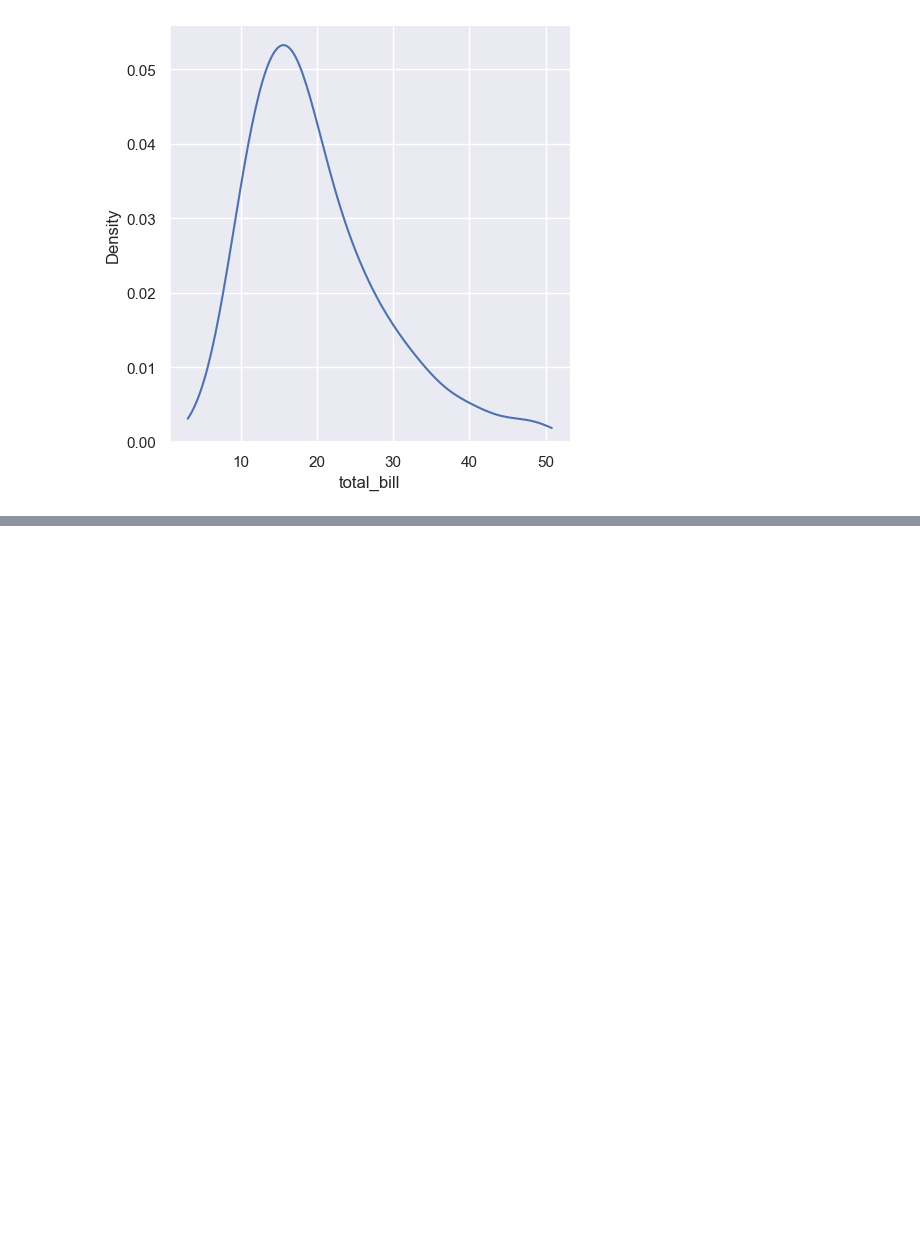
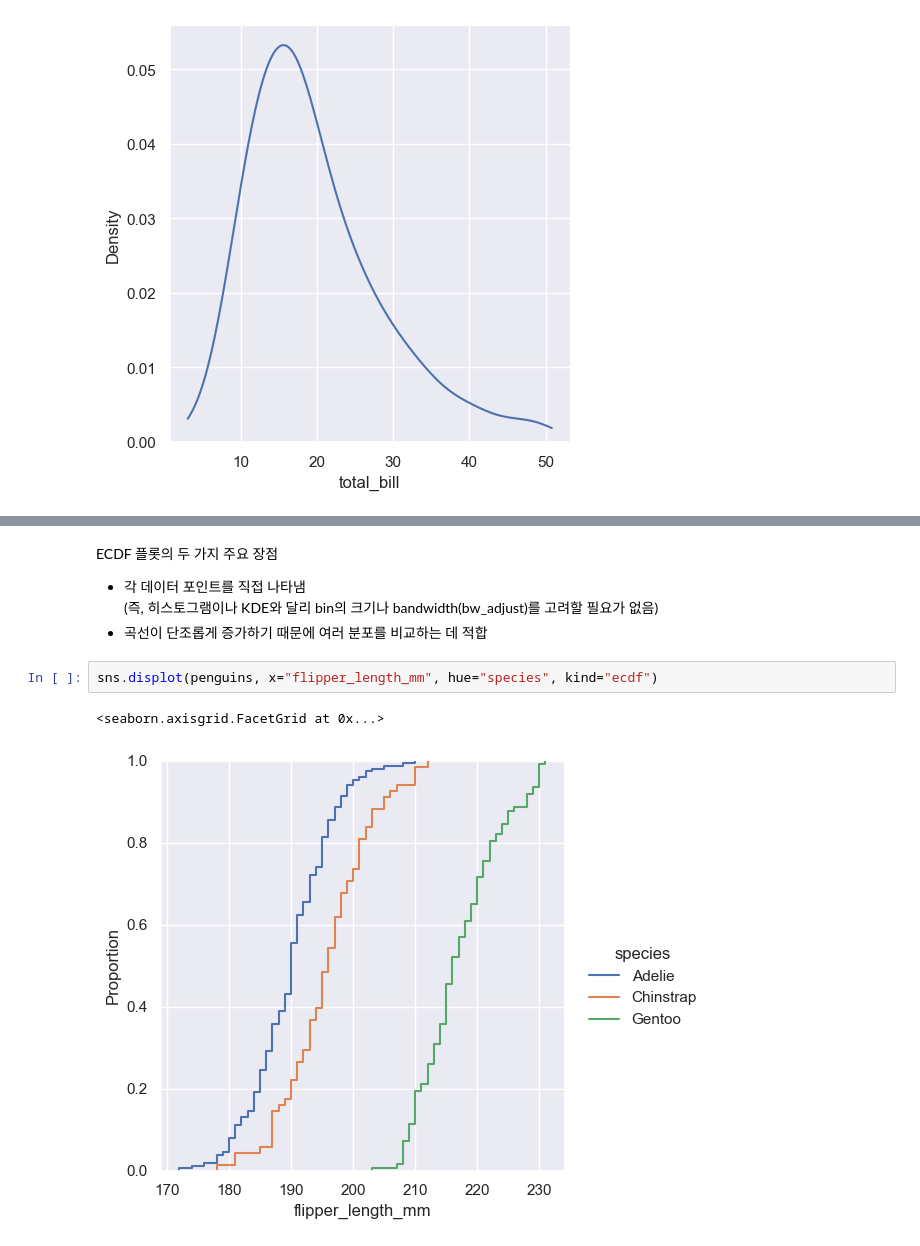
Before and after one commit to jhwn533/Pallet-Town, a Jupyter notebook: Seaborn_Tutorial/Visualizing statistical relationships.ipynb, the cells around one changed output, grey strips where cells are left out. Cells and saved outputs as stored; diff of their text form; blank space fills up the shorter version.

```diff
--- a/Seaborn_Tutorial/Visualizing statistical relationships.ipynb
+++ b/Seaborn_Tutorial/Visualizing statistical relationships.ipynb
@@ -575,0 +580,10 @@ sns.displot(diamonds, x="carat", kde=True)
+# %% [markdown]
+ECDF 플롯의 두 가지 주요 장점
+- 각 데이터 포인트를 직접 나타냄
+    (즉, 히스토그램이나 KDE와 달리 bin의 크기나 bandwidth(bw_adjust)를 고려할 필요가 없음)
+- 곡선이 단조롭게 증가하기 때문에 여러 분포를 비교하는 데 적합
+# %%
+sns.displot(penguins, x="flipper_length_mm", hue="species", kind="ecdf")
+# %% [output]
+<seaborn.axisgrid.FacetGrid at 0x...>
+[figure, added]
```
Also changed, not shown: parts of 11 cells of this notebook.
